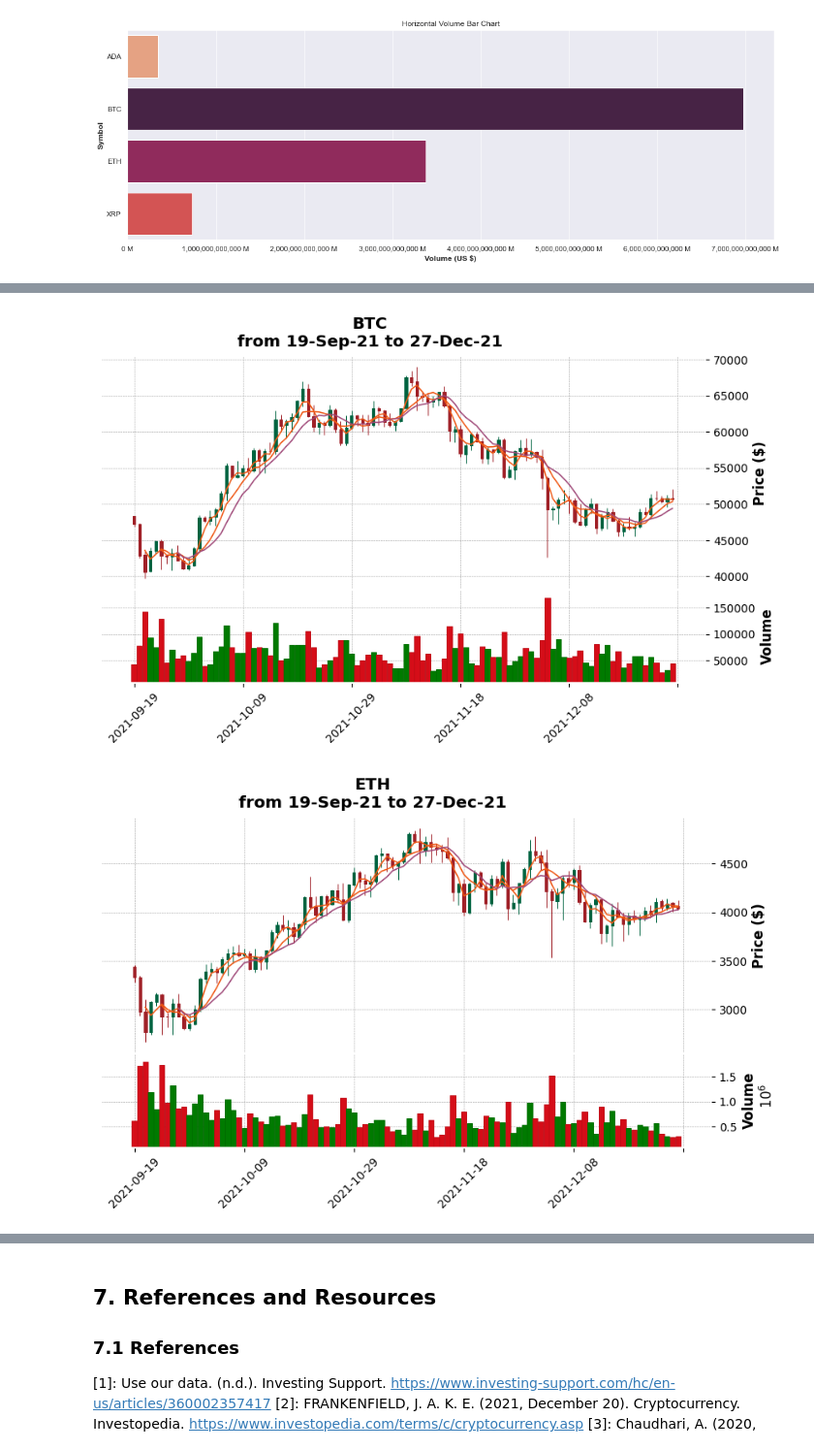
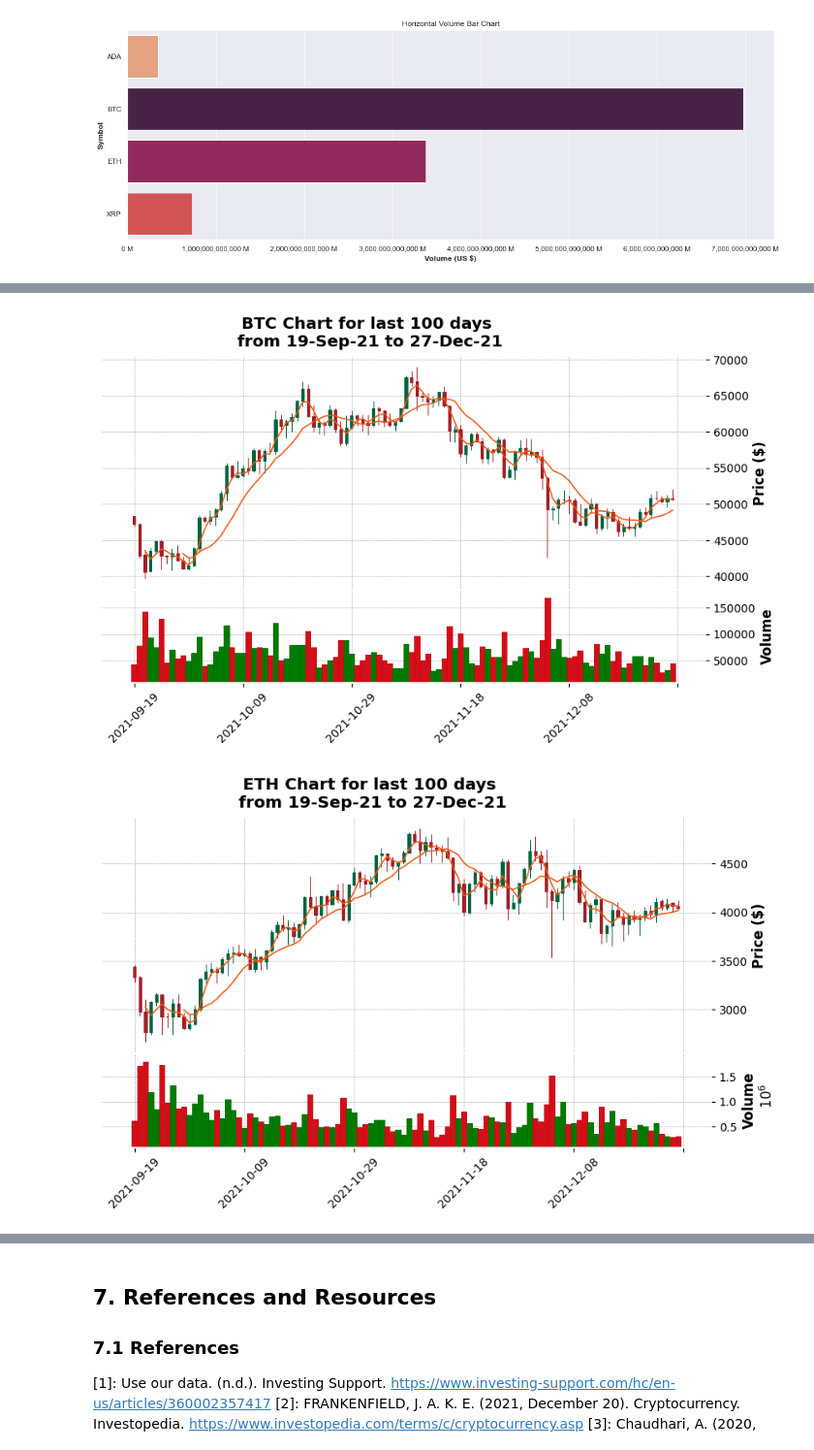
Before and after one commit to gshudhanshu/CM2015-Programming-with-data_Mid-term, a Jupyter notebook: CM2015_Mid-term.ipynb, the cells around one changed output, grey strips where cells are left out. Shown at 97% size. Drawn from its saved outputs; the diff is of its cells as text; code cells hidden in the pictures.

```diff
--- a/CM2015_Mid-term.ipynb
+++ b/CM2015_Mid-term.ipynb
@@ -332,31 +332,32 @@ Lets generate candle stick charts for our cryptocurrencies.
 # %%
 # Modifying data to create candlestick chart
 coinsHistoryDateIndex = coinsHistoryCSV.copy()
 coinsHistoryDateIndex.index = pd.DatetimeIndex(coinsHistoryDateIndex['Date'])
 coinsHistoryDateIndex.rename(columns={'Price': 'Close'}, inplace=True)
 
 # function for generating candle stick chart
 def genCandleStickChart(symbol, lastDays):
 
     data = coinsHistoryDateIndex[(coinsHistoryDateIndex['Symbol'] == symbol)][-lastDays:]
 
     from_date = data['Date'][-lastDays].strftime("%d-%b-%y")
     to_date = data['Date'][-1].strftime("%d-%b-%y")
-    title = symbol + '\nfrom '+ str(from_date) + ' to ' + str(to_date)
+    title = symbol + ' Chart for last ' + str(lastDays) + ' days \nfrom '+ str(from_date) + ' to ' + str(to_date)
 
     mpf.plot(data, type='candle',
             title={"title": title, "y": 0.93},
             ylabel='Price ($)',
             ylabel_lower='Volume',
             volume=True,
-            mav=(3,6,9),
+            mav=(3,10),
             # style='yahoo',
             style='charles',
             datetime_format='%Y-%m-%d',
             figratio=(18,10))
 
+
 for symbol in uniqueCoins:
     genCandleStickChart(symbol, 100)
 # %% [output]
-[figure, old version]
+[figure, new version]
-[figure, old version]
+[figure, new version]
```
Also changed, not shown: parts of 1 cell of this notebook.
